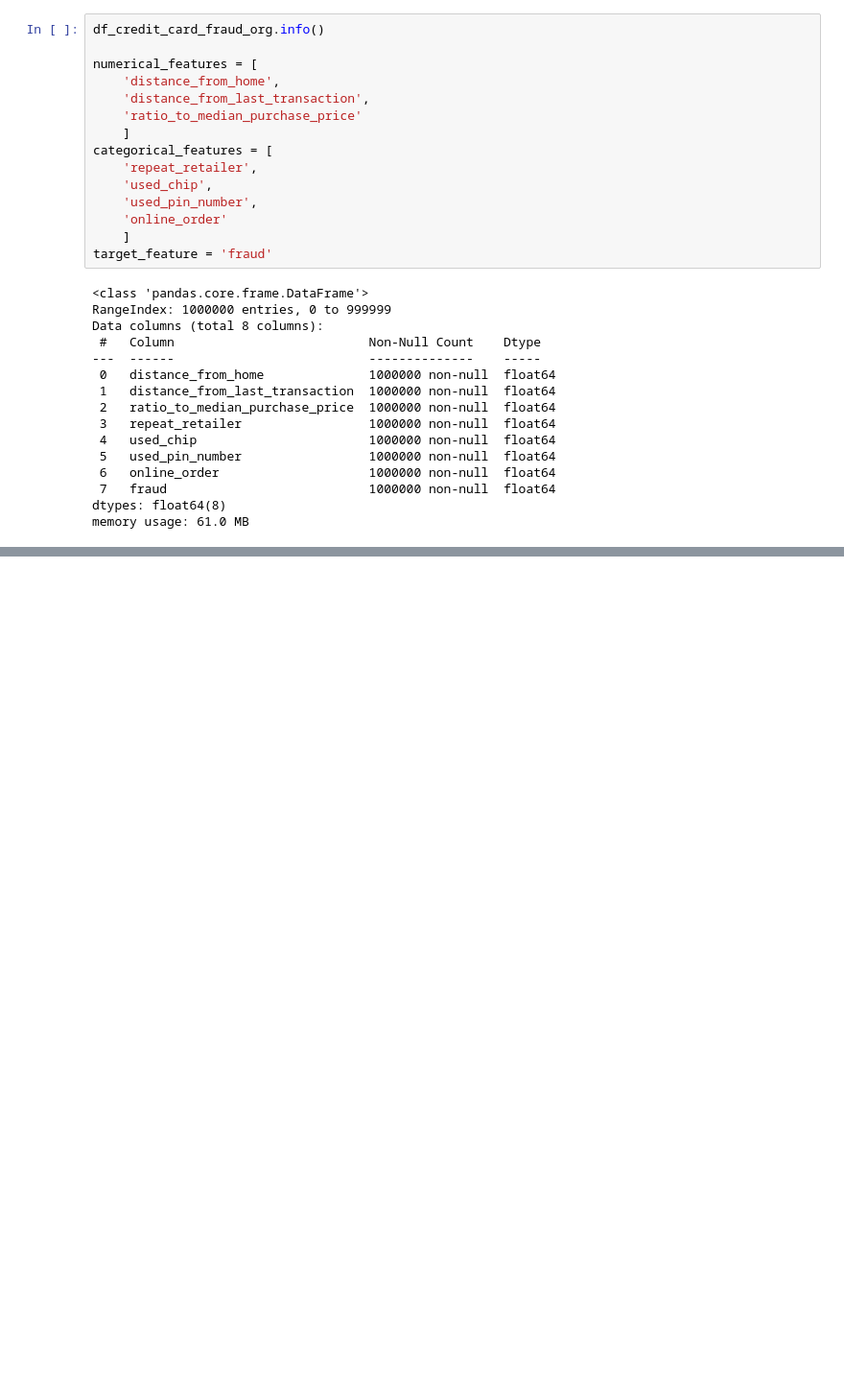
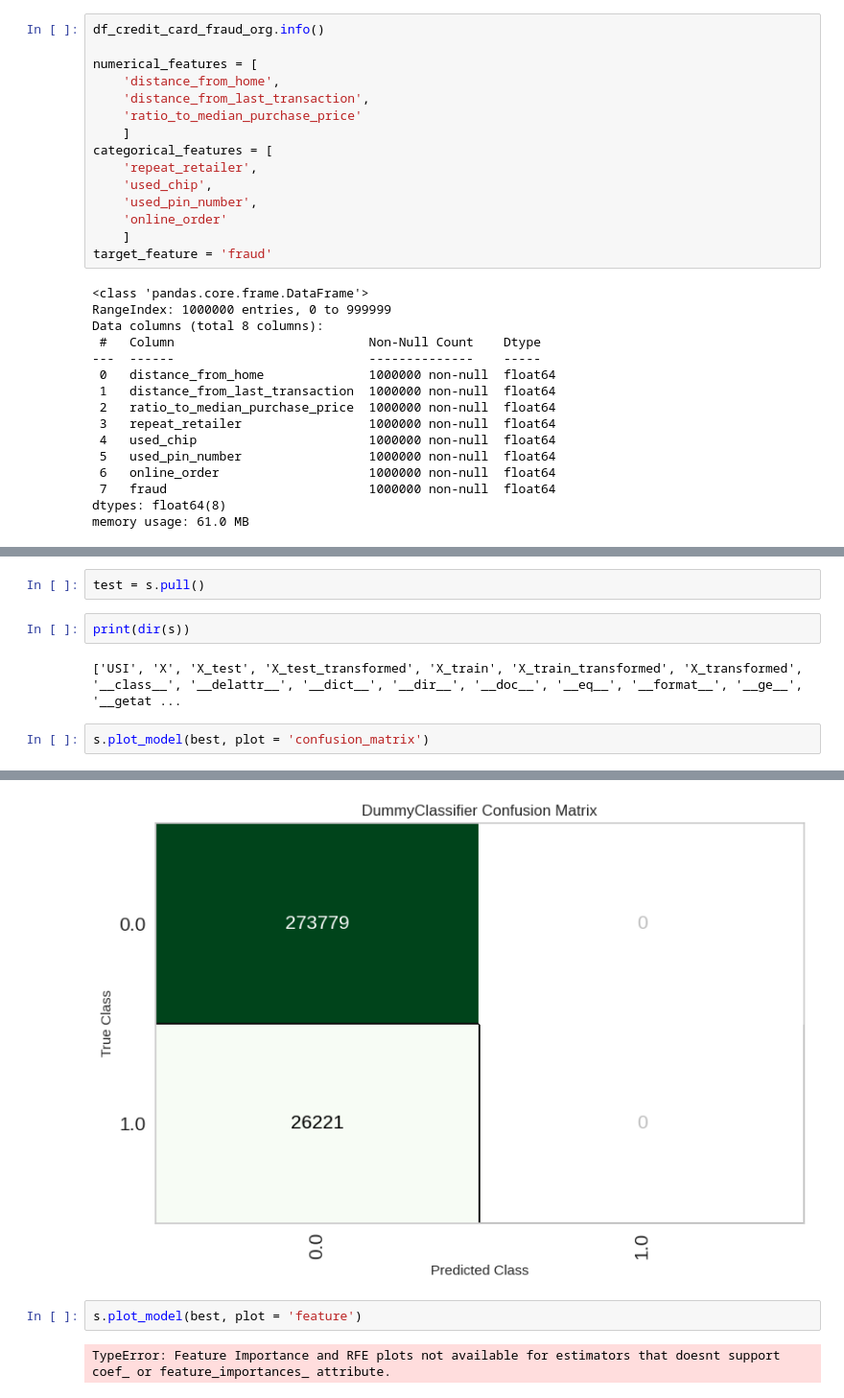
Before and after one commit to project4sharing/pycaret_exp, a Jupyter notebook: direct_pycaret_application_to_creditcard_fraud_dataset.ipynb, the cells around one changed output, grey strips where cells are left out. Shown at 96% size. Drawn from its saved outputs; the diff is of its cells as text; blank space fills up the shorter version.

```diff
--- a/direct_pycaret_application_to_creditcard_fraud_dataset.ipynb
+++ b/direct_pycaret_application_to_creditcard_fraud_dataset.ipynb
@@ -177,0 +227,9 @@ KeyboardInterrupt:
+# %%
+test = s.pull()
+# %%
+print(dir(s))
+# %% [output]
+['USI', 'X', 'X_test', 'X_test_transformed', 'X_train', 'X_train_transformed', 'X_transformed', '__class__', '__delattr__', '__dict__', '__dir__', '__doc__', '__eq__', '__format__', '__ge__', '__getat ...
+# %%
+s.plot_model(best, plot = 'confusion_matrix')
+# %% [output]
@@ -177,0 +237,5 @@ KeyboardInterrupt:
+[figure, added]
+# %%
+s.plot_model(best, plot = 'feature')
+# %% [output]
+TypeError: Feature Importance and RFE plots not available for estimators that doesnt support coef_ or feature_importances_ attribute.
```
Also changed, not shown: parts of 8 cells of this notebook.
